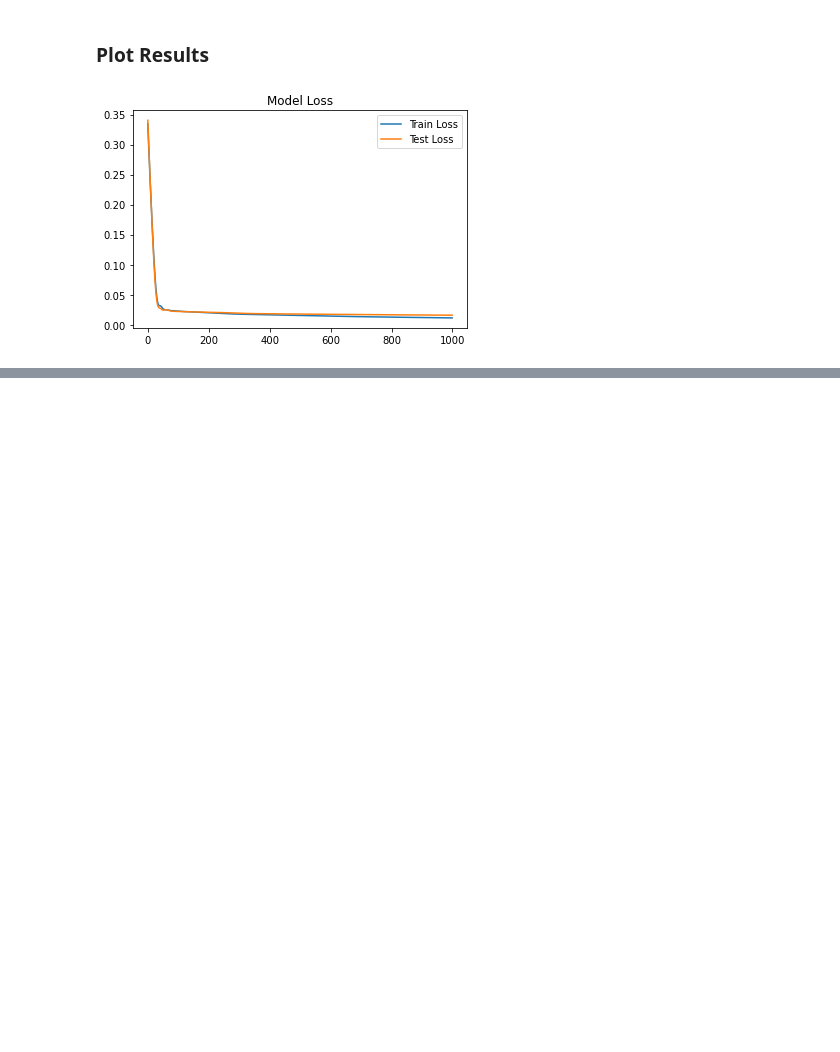
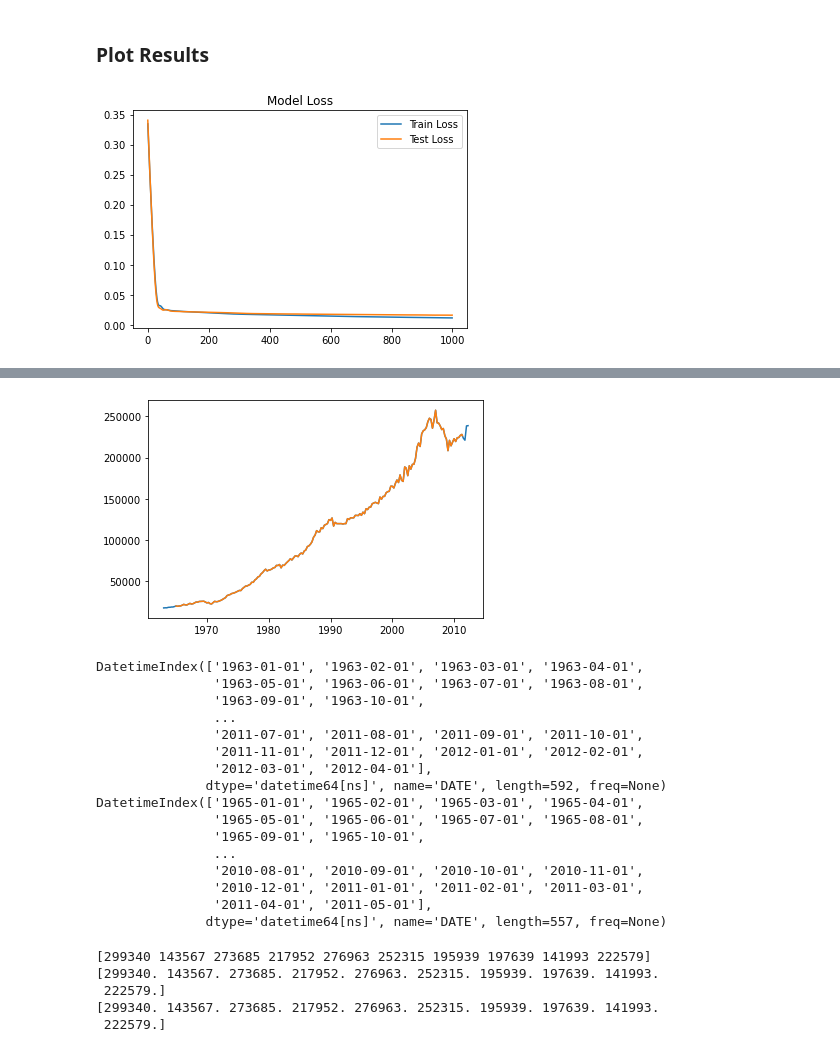
Before and after one commit to hsdistefa/mas-thesis, a Jupyter notebook: Model2.ipynb, the cells around one changed output, grey strips where cells are left out. Drawn from its saved outputs; the diff is of its cells as text; code cells hidden in the pictures; blank space fills up the shorter version.

Commit message:
Added reverse transformations so results are shown in price rather than percent change

```diff
--- a/Model2.ipynb
+++ b/Model2.ipynb
@@ -399,0 +411,51 @@ plt.show()
+# %%
+# Reverse transform sanity check
+actual_df = pd.DataFrame(actual_final, index=df_raw['MSPUS'].index[first_idx:-11])
+
+plt.plot(df_raw['MSPUS'], label='Raw')
+plt.plot(actual_df, label='Transformed')
+
+plt.show()
+print(df_raw['MSPUS'].index)
+print(actual_df.index)
+# %% [output]
+[figure, added]
+DatetimeIndex(['1963-01-01', '1963-02-01', '1963-03-01', '1963-04-01',
+               '1963-05-01', '1963-06-01', '1963-07-01', '1963-08-01',
+               '1963-09-01', '1963-10-01',
+               ...
+               '2011-07-01', '2011-08-01', '2011-09-01', '2011-10-01',
+               '2011-11-01', '2011-12-01', '2012-01-01', '2012-02-01',
+               '2012-03-01', '2012-04-01'],
+              dtype='datetime64[ns]', name='DATE', length=592, freq=None)
+DatetimeIndex(['1965-01-01', '1965-02-01', '1965-03-01', '1965-04-01',
+               '1965-05-01', '1965-06-01', '1965-07-01', '1965-08-01',
+               '1965-09-01', '1965-10-01',
+               ...
+               '2010-08-01', '2010-09-01', '2010-10-01', '2010-11-01',
+               '2010-12-01', '2011-01-01', '2011-02-01', '2011-03-01',
+               '2011-04-01', '2011-05-01'],
+              dtype='datetime64[ns]', name='DATE', length=557, freq=None)
+# %%
+# Test inverse_pct_change
+
+np.random.seed(0)
+
+s = pd.Series(np.random.randint(100000, 300000, size=10))
+
+print(s.values)
+
+t = np.log(s).diff()
+t.iat[0] = np.log(s.iat[0])
+res = np.exp(t.cumsum())
+
+print(res.values)
+
+test = inverse_pct_change(t, s.iat[0])
+print(test)
+# %% [output]
+[299340 143567 273685 217952 276963 252315 195939 197639 141993 222579]
+[299340. 143567. 273685. 217952. 276963. 252315. 195939. 197639. 141993.
+ 222579.]
+[299340. 143567. 273685. 217952. 276963. 252315. 195939. 197639. 141993.
+ 222579.]
```
Also changed, not shown: parts of 4 cells of this notebook, 4 other files.
